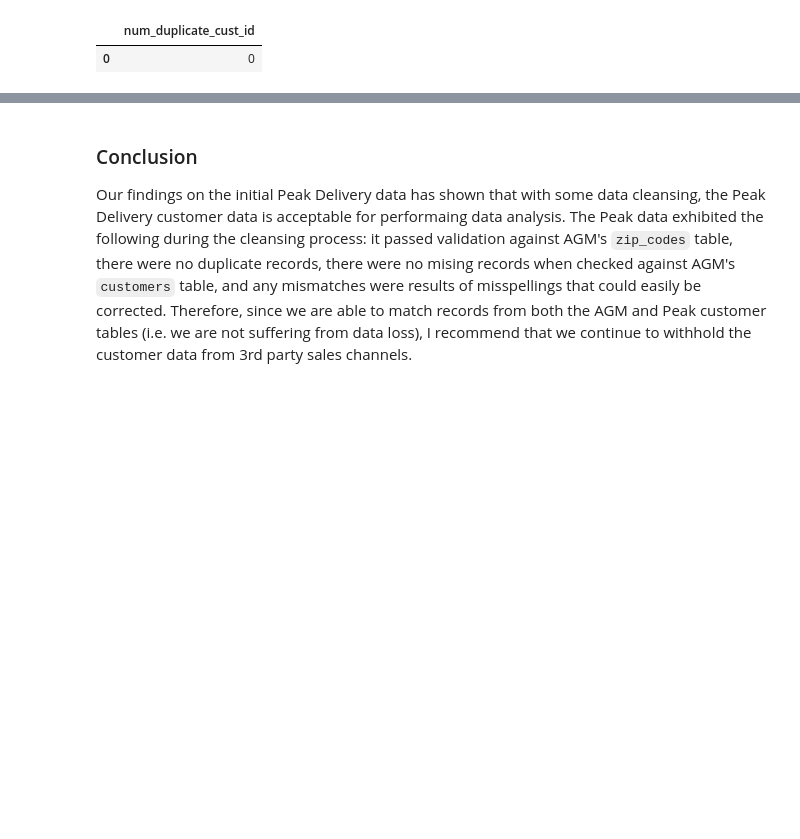
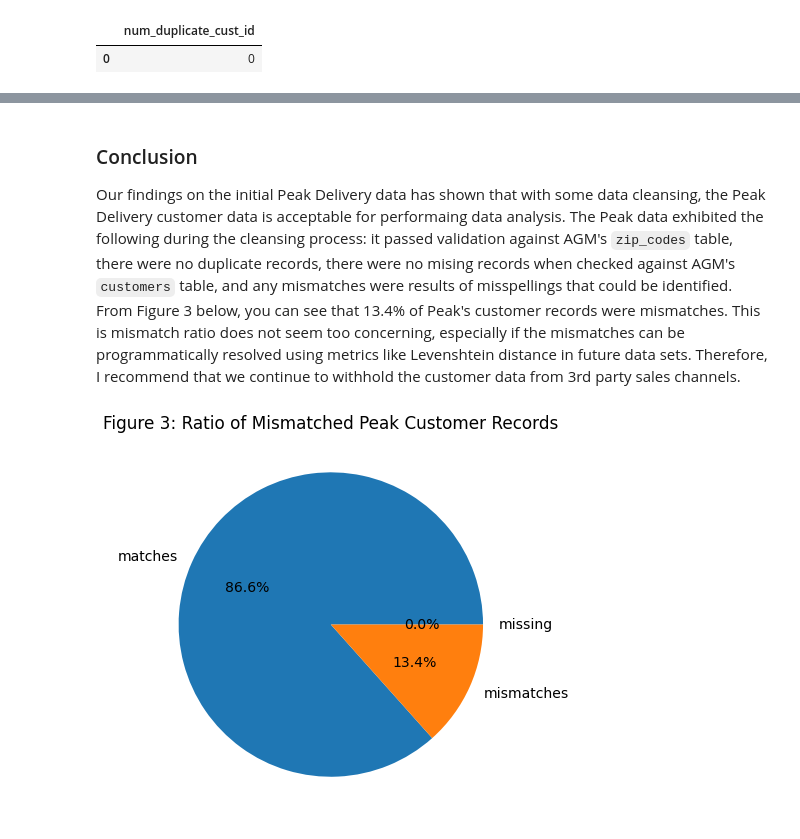
Before and after one commit to scabanela-ischool/Data_Engineering_Proj2_Tracking_User_Activity, a Jupyter notebook: project_2_5.ipynb, the cells around one changed output, grey strips where cells are left out. Drawn from its saved outputs; the diff is of its cells as text; code cells hidden in the pictures; blank space fills up the shorter version.

```diff
--- a/project_2_5.ipynb
+++ b/project_2_5.ipynb
@@ -179,7 +179,8 @@ from stage_all_cust cross join stage_no_match
 """
 
 
-my_select_query_pandas(query, rollback_before_flag, rollback_after_flag)
+match_breakdown_df = my_select_query_pandas(query, rollback_before_flag, rollback_after_flag)
+match_breakdown_df
 # %% [output]
 |  | total_num_customers | num_matching | num_not_matching | percentage |
 | 0 | 97 | 84 | 13 | 13.4 |
@@ -425,55 +412,19 @@ TODO: try using Levenstein distance to calculate difference between records in e
 # %% [markdown]
 ### Conclusion
-Our findings on the initial Peak Delivery data has shown that with some data cleansing, the Peak Delivery customer data is acceptable for performaing data analysis. The Peak data exhibited the following during the cleansing process: it passed validation against AGM's `zip_codes` table, there were no duplicate records, there were no mising records when checked against AGM's `customers` table, and any mismatches were results of misspellings that could easily be corrected. Therefore, since we are able to match records from both the AGM and Peak customer tables (i.e. we are not suffering from data loss), I recommend that we continue to withhold the customer data from 3rd party sales channels.
+Our findings on the initial Peak Delivery data has shown that with some data cleansing, the Peak Delivery customer data is acceptable for performaing data analysis. The Peak data exhibited the following during the cleansing process: it passed validation against AGM's `zip_codes` table, there were no duplicate records, there were no mising records when checked against AGM's `customers` table, and any mismatches were results of misspellings that could be identified. From Figure 3 below, you can see that 13.4% of Peak's customer records were mismatches. This is mismatch ratio does not seem too concerning, especially if the mismatches can be programmatically resolved using metrics like Levenshtein distance in future data sets. Therefore, I recommend that we continue to withhold the customer data from 3rd party sales channels.
 # %%
-rollback_before_flag = True
-rollback_after_flag = True
+num_matches = match_breakdown_df.iloc[0][1]
+num_mismatches = match_breakdown_df.iloc[0][2]
+num_missing = 0
 
-query = """
+values = [num_matches, num_mismatches, num_missing]
+labelS_df = ['matches', 'mismatches', 'missing']
 
-select stage_id,
-    stage_name_string,
-    customer_name_string,
-    levenshtein(stage_name_string, customer_name_string) as levenshtein_name,
-    stage_street,
-    customer_street,
-    levenshtein(stage_street, customer_street) as levenshtein_street
-from (select cu1.stage_id as stage_id,
-       concat(cu1.first_name, ' ', cu1.last_name) as stage_name_string,
-       concat(cu2.first_name, ' ', cu2.last_name) as customer_name_string,
-       cu1.street as stage_street,
-       cu2.street as customer_street,
-       cu1.city as stage_city,
-       cu1.state as stage_state,
-       cu1.zip as stage_zip,
-       cu2.city as customer_city,
-       cu2.state as customer_state,
-       cu2.zip as customer_zip
-from stage_1_peak_customers as cu1
-     join customers as cu2
-         on levenshtein(cu1.first_name, cu2.first_name) < 5 and levenshtein(cu1.last_name, cu2.last_name) < 5
-order by cu1.stage_id) as temp
-where stage_city = customer_city
-    and stage_state = customer_state
-    and stage_zip = customer_zip
-    and (
-        levenshtein(stage_street, customer_street) = 0
-        and levenshtein(stage_name_string, customer_name_string) > 0
-        and levenshtein(stage_name_string, customer_name_string) < 10
-    ) or
-    (
-        levenshtein(stage_name_string, customer_name_string) = 0
-        and levenshtein(stage_street, customer_street) > 0
-        and levenshtein(stage_street, customer_street) < 10
-    ) or (
-        levenshtein(stage_name_string, customer_name_string) > 0
-        and levenshtein(stage_name_string, customer_name_string) < 5
-        and levenshtein(stage_street, customer_street) > 0
-        and levenshtein(stage_street, customer_street) < 5
-    )
-order by stage_id
-
-
-"""
-
-my_select_query_pandas(query, rollback_before_flag, rollback_after_flag)
+df = my_select_query_pandas(query, rollback_before_flag, rollback_after_flag)
+plt.figure(figsize=(7,7))
+plt.rcParams.update({'font.size' : 14})
+plt.pie(values, labels=labelS_df, autopct='%1.1f%%')
+plt.title('Figure 3: Ratio of Mismatched Peak Customer Records')
+plt.show()
+# %% [output]
+[figure, added]
```
Also changed, not shown: parts of 12 cells of this notebook.
